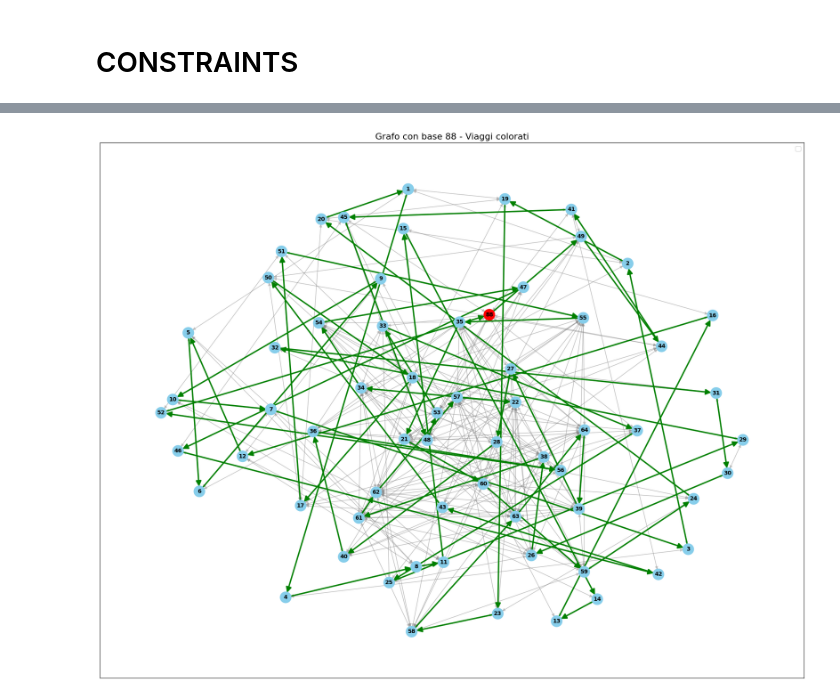
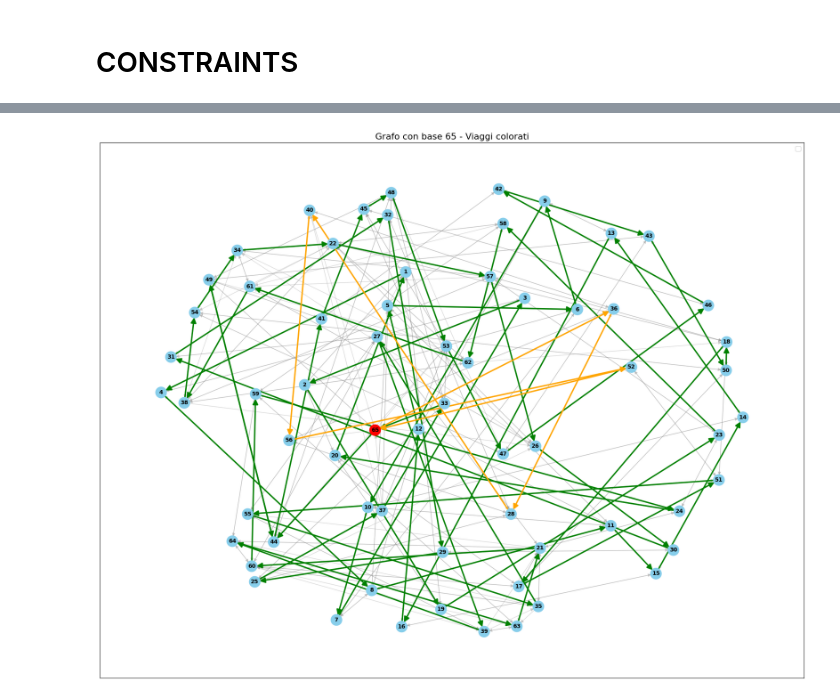
Before and after one commit to CompagnoniAndrea/drone-route-optimization, a Jupyter notebook: Big_project.ipynb, the cells around one changed output, grey strips where cells are left out. Cells and saved outputs as stored; diff of their text form; code cells hidden in the pictures.

```diff
--- a/Big_project.ipynb
+++ b/Big_project.ipynb
@@ -6,7 +6,7 @@ import matplotlib as plt
 import networkx as nx
 import mip
 
-BUILDING_NAME = "Edificio1.csv"
+BUILDING_NAME = "Edificio2.csv"
 
 ASCENDING_SPEED = 1.0
 DESCENDING_SPEED = 2.0
@@ -266,7 +452,9 @@ nx.draw_networkx(G, node_size=50, font_size=8)
 # IL NODES_PAIRS CONTIENE GLI ARCHI TRA TUTTI I NODI
 # IL SET H È UN INSIEME DI NUMERI DA 0 A UN NUMERO k CHE VA STIMATO BENE
 
-m = mip.Model("DroneTourPlanning")
+m = mip.Model("DroneTourPlanning", solver_name=mip.CBC)
+m.threads = -1  # Usa tutti i thread disponibili
+m.__max_mip_gap = 0.5
 
 # SETS AND PARAMETERS
 # ---------------------------------------------------------------
@@ -279,6 +467,7 @@ print(f"set S = {S}")
 
 A = G.edges  # set of arcs
 print(f"set A = {A}")
+print(f"number of arcs |A| = {len(A)}")
 
 t = {
     (u, v): data["time_travel"] for u, v, data in G.edges(data=True)
@@ -331,9 +535,6 @@ x = {
     for h in H
 }  # binary variable indicating if arc (i,j) is used in tour h
 
-b = {
-    i: m.add_var(var_type=mip.BINARY, name=f"b_{i}") for i in B
-}  # binary variable indicating if base i is used
 
 # SCF (Single Commodity Flow) variables for subtour elimination
 # f[i,j,h] = flow on arc (i,j) in tour h
@@ -349,9 +550,6 @@ m.objective = mip.minimize(mip.xsum(t[i, j] * x[i, j, h] for i, j in A for h in
 # %% [markdown]
 # CONSTRAINTS
 # %%
-# (1) Only one base is selected
-m += mip.xsum(b[i] for i in B) == 1
-
 # (2) Each service node is visited at least once
 for i in S:
     m += mip.xsum(x[j, i, h] for j in N for h in H if (j, i) in A) >= 1
@@ -362,11 +560,6 @@ for i in N:
         m += mip.xsum(x[j, i, h] for j in N if (j, i) in A) == mip.xsum(
             x[i, j, h] for j in N if (i, j) in A
         )
-
-# (4) Trip departs from base only if selected
-for base in B:
-    for h in H:
-        m += mip.xsum(x[base, j, h] for j in N if (base, j) in A) <= b[base]
 
 # (5) Energy constraint
 for h in H:
@@ -379,7 +572,7 @@ for h in H:
 # (6a) f_ij <= |S| * x_ij (flow only on active arcs)
 for i, j in A:
     for h in H:
-        m += f[i, j, h] <= len(S) * x[i, j, h]
+        m += f[i, j, h] <= M * x[i, j, h]
 
 # (6b) Flow conservation at service nodes: inflow - outflow = 1 if visited
 for i in S:
@@ -563,57 +919,71 @@ plt.show()
 # %%
 import matplotlib.pyplot as plt
 
-#creo una lista delle basi da rimuovere
+# creo una lista delle basi da rimuovere
 
 remove_bases = [b for b in B if b != active_base]
-#print(basi_da_rimuovere)
+# print(basi_da_rimuovere)
 
-#creo il grafo senza le basi
+# creo il grafo senza le basi
 G_sub = G.copy()
 G_sub.remove_nodes_from(remove_bases)
 
 plt.figure(figsize=(18, 14))
 
-#k controlla la distanza tra i nodi
+# k controlla la distanza tra i nodi
 pos = nx.spring_layout(G_sub, k=2.5, iterations=100, seed=42)
 
 
-node_colors = ['red' if n == active_base else 'skyblue' for n in G_sub.nodes()]
+node_colors = ["red" if n == active_base else "skyblue" for n in G_sub.nodes()]
 
-#0 se è la base altrimenti i valore del nodo
+# 0 se è la base altrimenti i valore del nodo
 labels = {n: (0 if n == active_base else n) for n in G_sub.nodes()}
 
 # Estrai gli archi dai path
 path_edges = [[], []]  # lista di archi per ogni path
-colors_path = ['green', 'orange']  # colori per i due path
+colors_path = ["green", "orange"]  # colori per i due path
 
 for idx, path in enumerate(all_paths):
 
     # all_paths contiene già liste di interi
     # creo coppie di archi
     for i in range(len(path) - 1):
-        path_edges[idx].append((path[i], path[i+1]))
+        path_edges[idx].append((path[i], path[i + 1]))
 
-#disegno i nodi
+# disegno i nodi
 nx.draw_networkx_nodes(G_sub, pos, node_size=400, node_color=node_colors)
-nx.draw_networkx_labels(G_sub, pos, font_size=10, font_weight='bold')
+nx.draw_networkx_labels(G_sub, pos, font_size=10, font_weight="bold")
 
-#collego tutti i nodi
+# collego tutti i nodi
 all_path_edges = set(path_edges[0] + path_edges[1])
 other_edges = [e for e in G_sub.edges() if e not in all_path_edges]
-nx.draw_networkx_edges(G_sub, pos, edgelist=other_edges, edge_color='gray',
-                       arrows=True, arrowsize=12, alpha=0.3)
+nx.draw_networkx_edges(
+    G_sub,
+    pos,
+    edgelist=other_edges,
+    edge_color="gray",
+    arrows=True,
+    arrowsize=12,
+    alpha=0.3,
+)
 
-#archi dei path
+# archi dei path
 for idx, edges in enumerate(path_edges):
 
-    nx.draw_networkx_edges(G_sub, pos,  edgelist=edges, edge_color=colors_path[idx],
-                               arrows=True, arrowsize=20, width=2.5,
-                               label=f'Viaggio {idx+1}')
+    nx.draw_networkx_edges(
+        G_sub,
+        pos,
+        edgelist=edges,
+        edge_color=colors_path[idx],
+        arrows=True,
+        arrowsize=20,
+        width=2.5,
+        label=f"Viaggio {idx+1}",
+    )
 
 plt.title(f"Grafo con base {active_base} - Viaggi colorati", fontsize=16)
 plt.legend(fontsize=12)
 plt.tight_layout()
 plt.show()
 # %% [output]
-[figure, old version]
+[figure, new version]
```
Also changed, not shown: parts of 19 cells of this notebook, 2 other files.
